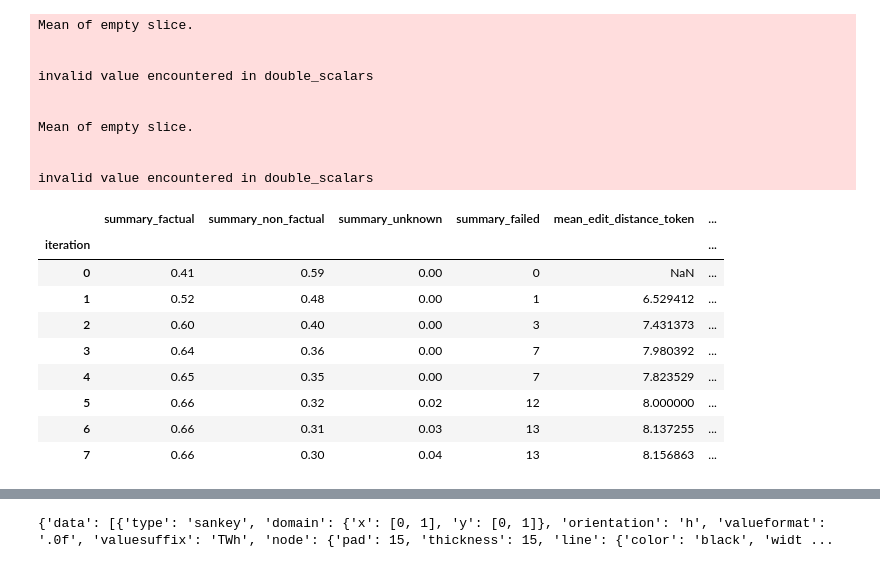
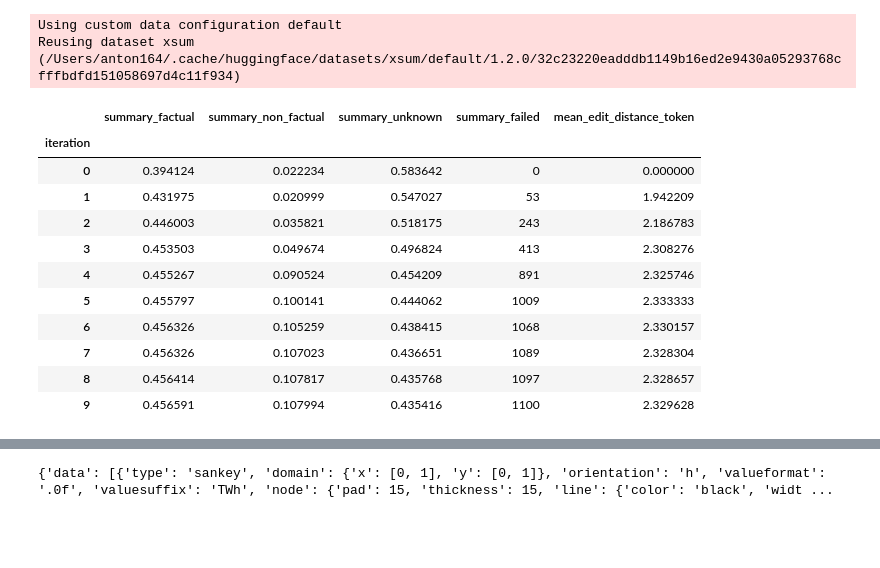
Before and after one commit to danton-nlp/GEF, a Jupyter notebook: iteration_changes.ipynb, the cells around one changed output, grey strips where cells are left out. Cells and saved outputs as stored; diff of their text form; code cells hidden in the pictures; blank space fills up the shorter version.

Commit message:
Added plot for word edit distance (in iteration_changes notebook)
- Added full results for bart

```diff
--- a/iteration_changes.ipynb
+++ b/iteration_changes.ipynb
@@ -3,7 +3,10 @@ import pandas as pd
 import json
 import numpy as np
 from src.generation_utils import SUMMARY_FAILED_GENERATION
+from src.data_utils import load_xsum_dict
 
+
+xsum_test = load_xsum_dict("test")
 
 def read_logs(path):
     with open(
@@ -16,69 +19,66 @@ def read_logs(path):
     edits_by_sum_id = {}
     for iteration in iteration_logs:
         for sum_id, sum_data in iteration["summary"].items():
             if "edit_stats" in sum_data:
                 if sum_id not in edits_by_sum_id:
                     edits_by_sum_id[sum_id] = {}
                 edits_by_sum_id[sum_id]["token"] = sum_data["edit_stats"]["edit_distance_token"]
-                edits_by_sum_id[sum_id]["rouge1"] = sum_data["edit_stats"]["rouge1"]
-                edits_by_sum_id[sum_id]["rouge2"] = sum_data["edit_stats"]["rouge2"]
-                edits_by_sum_id[sum_id]["rougeL"] = sum_data["edit_stats"]["rougeL"]
+                # edits_by_sum_id[sum_id]["rouge1"] = sum_data["edit_stats"]["rouge1"]
+                # edits_by_sum_id[sum_id]["rouge2"] = sum_data["edit_stats"]["rouge2"]
+                # edits_by_sum_id[sum_id]["rougeL"] = sum_data["edit_stats"]["rougeL"]
+
+        if iteration["iteration"] == 0 and "full" in path:
+            for sum_id in xsum_test.keys():
+                if sum_id not in edits_by_sum_id:
+                    edits_by_sum_id[sum_id] = {}
+                    edits_by_sum_id[sum_id]["token"] = 0
 
         result_obj = {
             "iteration": iteration["iteration"],
             "summary_factual": iteration["factuality_summary"]["factual"],
             "summary_non_factual": iteration["factuality_summary"]["non_factual"],
             "summary_unknown": iteration["factuality_summary"]["unknown"],
             "summary_failed": iteration["factuality_summary"]["failed"],
             "mean_edit_distance_token": np.mean(
                 [x["token"] for x in edits_by_sum_id.values()]
             ),
-            "mean_edit_distance_rouge1": np.mean(
-                [x["rouge1"] for x in edits_by_sum_id.values()]
-            ),
-            "mean_edit_distance_rouge2": np.mean(
-                [x["rouge2"] for x in edits_by_sum_id.values()]
-            ),
-            "mean_edit_distance_rougeL": np.mean(
-                [x["rougeL"] for x in edits_by_sum_id.values()]
-            )
+            # "mean_edit_distance_rouge1": np.mean(
+            #     [x["rouge1"] for x in edits_by_sum_id.values()]
+            # ),
+            # "mean_edit_distance_rouge2": np.mean(
+            #     [x["rouge2"] for x in edits_by_sum_id.values()]
+            # ),
+            # "mean_edit_distance_rougeL": np.mean(
+            #     [x["rougeL"] for x in edits_by_sum_id.values()]
+            # )
         }
         data.append(result_obj)
 
     return pd.DataFrame(data).set_index("iteration"), iteration_logs, edits_by_sum_id
 
 # dataset = "pegasus"
-dataset = "bart"
-test_size = 100
+# dataset = "bart-test-extrinsic-100"
+dataset = "bart-full"
 num_beams = 4
 beam_suffix = "" if num_beams == 4 else f"-beams-{num_beams}"
 
 df_clf, logs_clf, edits_clf = read_logs(
-    f"results/iteration-changes/{dataset}-test-extrinsic-{test_size}-classifier-knnv1{beam_suffix}.json"
-)
-df_oracle, logs_oracle, edits_oracle = read_logs(
-    f"results/iteration-changes/{dataset}-test-extrinsic-{test_size}-oracle{beam_suffix}.json"
+    f"results/iteration-changes/{dataset}-classifier-knnv1{beam_suffix}.json"
 )
 
-df_oracle
+df_clf
 # %% [output]
-Mean of empty slice.
-
-
-invalid value encountered in double_scalars
-
-
-Mean of empty slice.
-
-
-invalid value encountered in double_scalars
+Using custom data configuration default
+Reusing dataset xsum (/Users/anton164/.cache/huggingface/datasets/xsum/default/1.2.0/32c23220eadddb1149b16ed2e9430a05293768cfffbdfd151058697d4c11f934)
-|  | summary_factual | summary_non_factual | summary_unknown | summary_failed | mean_edit_distance_token | ... |
-| iteration |  |  |  |  |  | ... |
-| 0 | 0.41 | 0.59 | 0.00 | 0 | NaN | ... |
-| 1 | 0.52 | 0.48 | 0.00 | 1 | 6.529412 | ... |
-| 2 | 0.60 | 0.40 | 0.00 | 3 | 7.431373 | ... |
-| 3 | 0.64 | 0.36 | 0.00 | 7 | 7.980392 | ... |
-| 4 | 0.65 | 0.35 | 0.00 | 7 | 7.823529 | ... |
-| 5 | 0.66 | 0.32 | 0.02 | 12 | 8.000000 | ... |
-| 6 | 0.66 | 0.31 | 0.03 | 13 | 8.137255 | ... |
-| 7 | 0.66 | 0.30 | 0.04 | 13 | 8.156863 | ... |
+|  | summary_factual | summary_non_factual | summary_unknown | summary_failed | mean_edit_distance_token |
+| iteration |  |  |  |  |  |
+| 0 | 0.394124 | 0.022234 | 0.583642 | 0 | 0.000000 |
+| 1 | 0.431975 | 0.020999 | 0.547027 | 53 | 1.942209 |
+| 2 | 0.446003 | 0.035821 | 0.518175 | 243 | 2.186783 |
+| 3 | 0.453503 | 0.049674 | 0.496824 | 413 | 2.308276 |
+| 4 | 0.455267 | 0.090524 | 0.454209 | 891 | 2.325746 |
+| 5 | 0.455797 | 0.100141 | 0.444062 | 1009 | 2.333333 |
+| 6 | 0.456326 | 0.105259 | 0.438415 | 1068 | 2.330157 |
+| 7 | 0.456326 | 0.107023 | 0.436651 | 1089 | 2.328304 |
+| 8 | 0.456414 | 0.107817 | 0.435768 | 1097 | 2.328657 |
+| 9 | 0.456591 | 0.107994 | 0.435416 | 1100 | 2.329628 |
```
Also changed, not shown: parts of 11 cells of this notebook, 5 other files.
